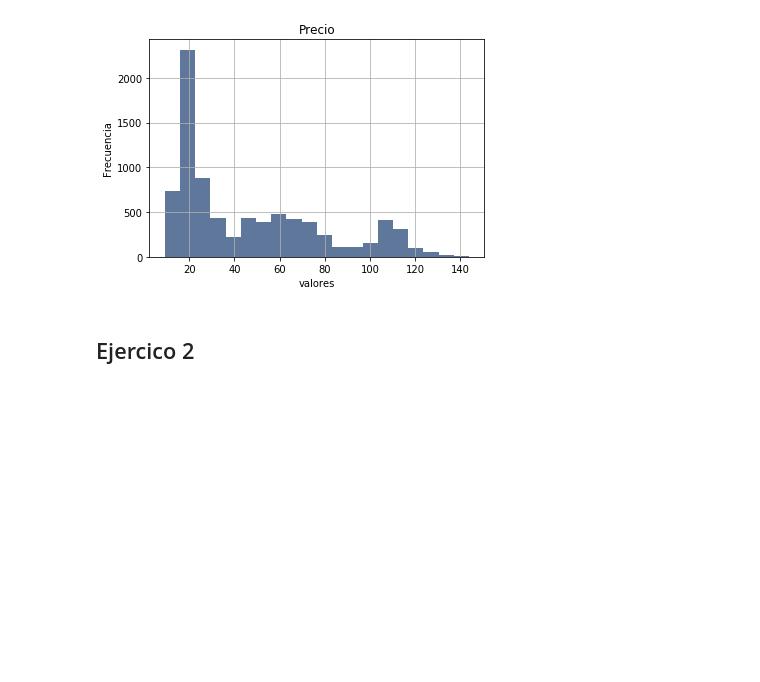
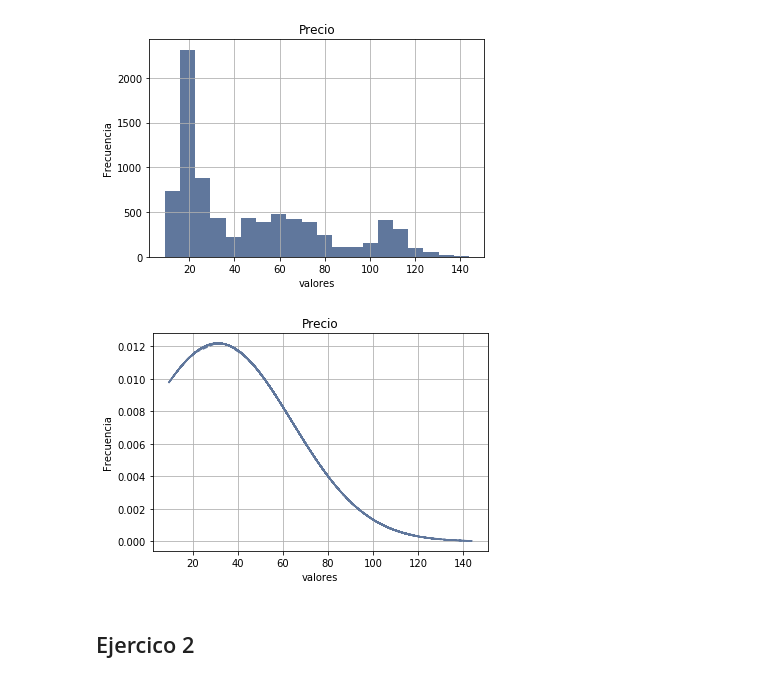
Before and after one commit to AdrianSosaUV/ProgramacionEstadistica, a Jupyter notebook: Distribuciones_Probabilidad.ipynb, the cells around one changed output. Cells and saved outputs as stored; diff of their text form; code cells hidden in the pictures; blank space fills up the shorter version.

```diff
--- a/Distribuciones_Probabilidad.ipynb
+++ b/Distribuciones_Probabilidad.ipynb
@@ -120,13 +120,13 @@ class Distribuciones():
 		ax.set_yticks([0., 0.2, 0.4, 0.6])
 
 
-	def Normal(self, x, fun):
+	def Normal(self, x, fun,str='--'):
 		"""distribución de Normal
 		tambien llamada distribución de Gauss
 		"""
 
 		fp = fun.pdf(x) # Función de Probabilidad
-		plt.plot(x, fp)
+		plt.plot(x, fp, str)
 
 	def Uniforme(self, x, fun, str='--'):
 		"""Distribución Uniforme"""
@@ -200,6 +200,14 @@ a.Histograma(data["Price"])
 a.Plot("Precio","Frecuencia","valores")
 # %% [output]
 [figure]
+# %%
+mu, sigma = data["Price"].median(), data["Price"].std() # media y desvio estandar
+normal = stats.norm(mu, sigma)
+
+a.Normal(data["Price"], normal)
+a.Plot("Precio","Frecuencia","valores")
+# %% [output]
+[figure, added]
 # %% [markdown]
 ## Ejercico 2
 # %% [markdown]
```
Also changed, not shown: parts of 1 cell of this notebook.
